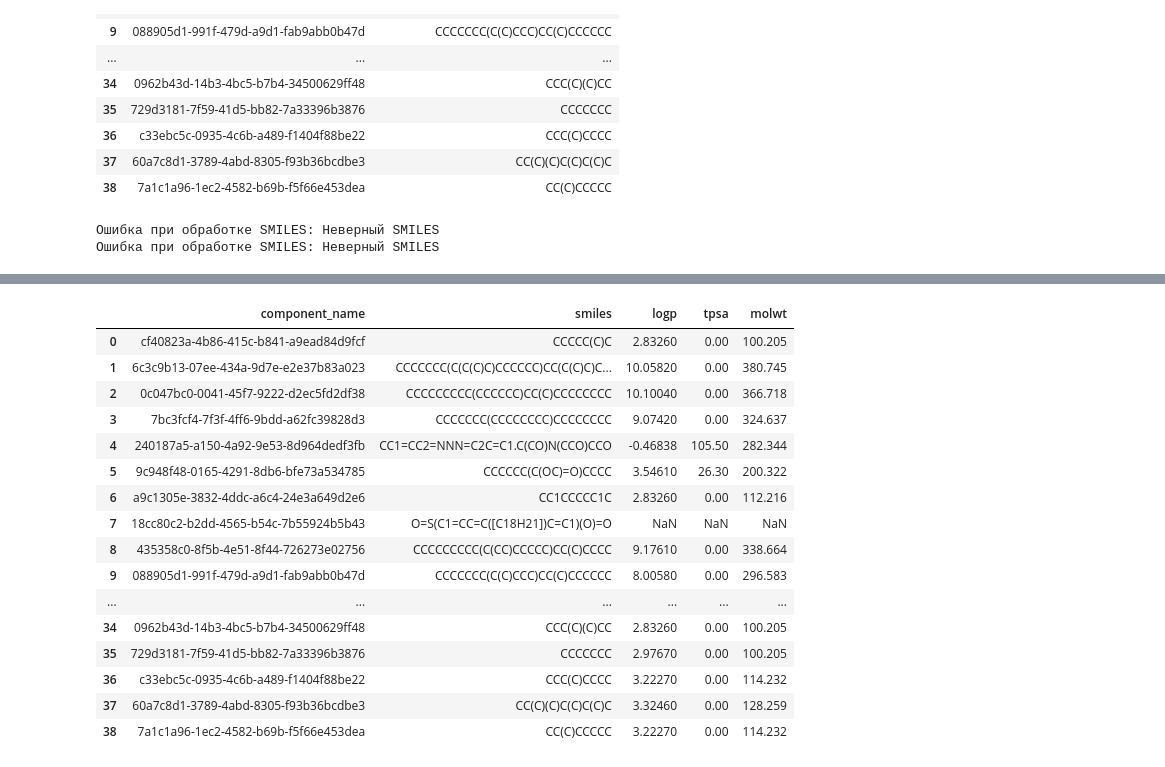
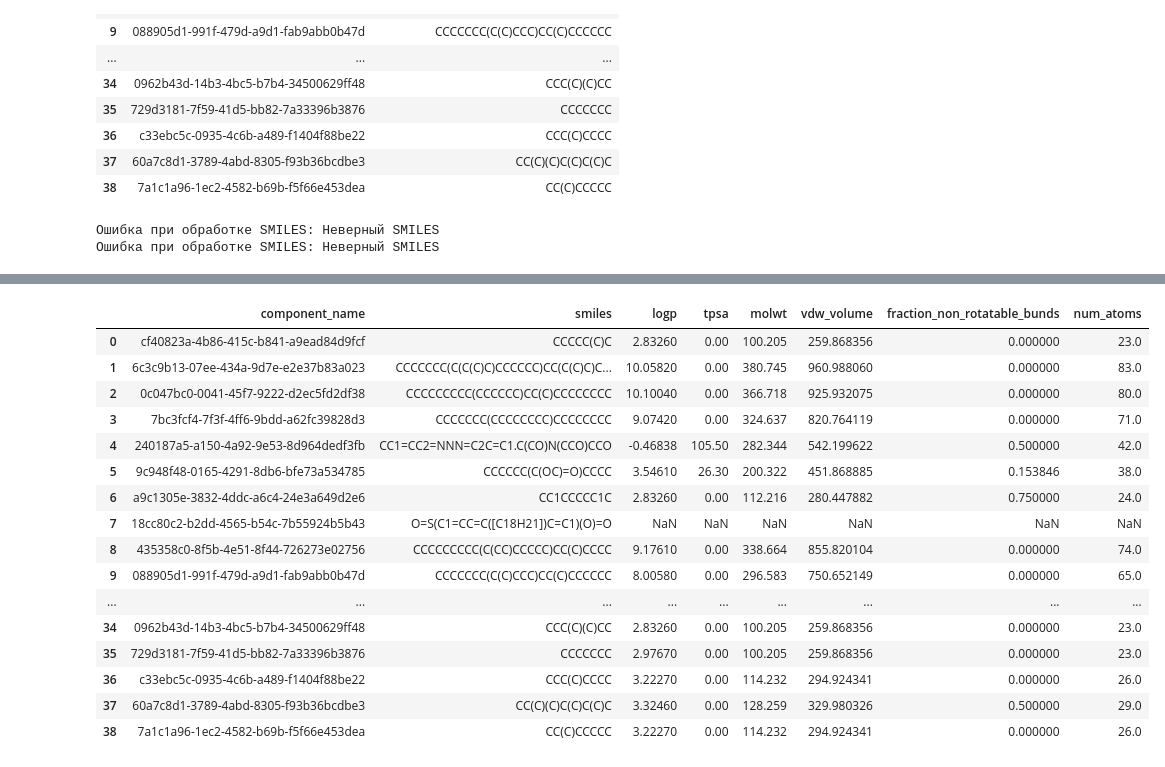
Before and after one commit to itbert/viscosity-mixtures-nto-infochem, a Jupyter notebook: convert_smiles.ipynb, the cells around one changed output, grey strips where cells are left out. Saved outputs shown, nothing was run; the diff lists cells and outputs as text; code cells hidden in the pictures.

```diff
--- a/notebooks/utils/convert_smiles.ipynb
+++ b/convert_smiles.ipynb
@@ -30,15 +30,22 @@ df = pd.DataFrame(teo_data)
 def calculate_descriptors(smiles):
     try:
         descriptor = Smiles2Descriptors(smiles)
-        return descriptor.logp, descriptor.tpsa, descriptor.molwt
+        return (
+            descriptor.logp,
+            descriptor.tpsa,
+            descriptor.molwt,
+            descriptor.vdw_volume,
+            descriptor.fraction_non_rotatable_bounds,
+            descriptor.num_atoms
+        )
     except ValueError as e:
         print(f"Ошибка при обработке SMILES: {e}")
-        return None, None, None
+        return None, None, None, None, None, None
     except Exception as e:
         print(f"Неизвестная ошибка: {e}")
-        return None, None, None
+        return None, None, None, None, None, None
 # %%
-df["logp"], df["tpsa"], df["molwt"] = zip(*df["smiles"].apply(calculate_descriptors))
+df["logp"], df["tpsa"], df["molwt"], df['vdw_volume'], df['fraction_non_rotatable_bunds'], df['num_atoms']= zip(*df["smiles"].apply(calculate_descriptors))
 
 # Отображение результата
 df
@@ -54,17 +61,17 @@ df
-|  | component_name | smiles | logp | tpsa | molwt |
-| 0 | cf40823a-4b86-415c-b841-a9ead84d9fcf | CCCCC(C)C | 2.83260 | 0.00 | 100.205 |
-| 1 | 6c3c9b13-07ee-434a-9d7e-e2e37b83a023 | CCCCCCC(C(C(C)C)CCCCCC)CC(C(C)C)C... | 10.05820 | 0.00 | 380.745 |
-| 2 | 0c047bc0-0041-45f7-9222-d2ec5fd2df38 | CCCCCCCCC(CCCCCC)CC(C)CCCCCCCC | 10.10040 | 0.00 | 366.718 |
-| 3 | 7bc3fcf4-7f3f-4ff6-9bdd-a62fc39828d3 | CCCCCCC(CCCCCCCC)CCCCCCCC | 9.07420 | 0.00 | 324.637 |
-| 4 | 240187a5-a150-4a92-9e53-8d964dedf3fb | CC1=CC2=NNN=C2C=C1.C(CO)N(CCO)CCO | -0.46838 | 105.50 | 282.344 |
-| 5 | 9c948f48-0165-4291-8db6-bfe73a534785 | CCCCCC(C(OC)=O)CCCC | 3.54610 | 26.30 | 200.322 |
-| 6 | a9c1305e-3832-4ddc-a6c4-24e3a649d2e6 | CC1CCCCC1C | 2.83260 | 0.00 | 112.216 |
-| 7 | 18cc80c2-b2dd-4565-b54c-7b55924b5b43 | O=S(C1=CC=C([C18H21])C=C1)(O)=O | NaN | NaN | NaN |
-| 8 | 435358c0-8f5b-4e51-8f44-726273e02756 | CCCCCCCCC(C(CC)CCCCC)CC(C)CCCC | 9.17610 | 0.00 | 338.664 |
-| 9 | 088905d1-991f-479d-a9d1-fab9abb0b47d | CCCCCCC(C(C)CCC)CC(C)CCCCCC | 8.00580 | 0.00 | 296.583 |
-| ... | ... | ... | ... | ... | ... |
-| 34 | 0962b43d-14b3-4bc5-b7b4-34500629ff48 | CCC(C)(C)CC | 2.83260 | 0.00 | 100.205 |
-| 35 | 729d3181-7f59-41d5-bb82-7a33396b3876 | CCCCCCC | 2.97670 | 0.00 | 100.205 |
-| 36 | c33ebc5c-0935-4c6b-a489-f1404f88be22 | CCC(C)CCCC | 3.22270 | 0.00 | 114.232 |
-| 37 | 60a7c8d1-3789-4abd-8305-f93b36bcdbe3 | CC(C)(C)C(C)C(C)C | 3.32460 | 0.00 | 128.259 |
-| 38 | 7a1c1a96-1ec2-4582-b69b-f5f66e453dea | CC(C)CCCCC | 3.22270 | 0.00 | 114.232 |
+|  | component_name | smiles | logp | tpsa | molwt | vdw_volume | fraction_non_rotatable_bunds | num_atoms |
+| 0 | cf40823a-4b86-415c-b841-a9ead84d9fcf | CCCCC(C)C | 2.83260 | 0.00 | 100.205 | 259.868356 | 0.000000 | 23.0 |
+| 1 | 6c3c9b13-07ee-434a-9d7e-e2e37b83a023 | CCCCCCC(C(C(C)C)CCCCCC)CC(C(C)C)C... | 10.05820 | 0.00 | 380.745 | 960.988060 | 0.000000 | 83.0 |
+| 2 | 0c047bc0-0041-45f7-9222-d2ec5fd2df38 | CCCCCCCCC(CCCCCC)CC(C)CCCCCCCC | 10.10040 | 0.00 | 366.718 | 925.932075 | 0.000000 | 80.0 |
+| 3 | 7bc3fcf4-7f3f-4ff6-9bdd-a62fc39828d3 | CCCCCCC(CCCCCCCC)CCCCCCCC | 9.07420 | 0.00 | 324.637 | 820.764119 | 0.000000 | 71.0 |
+| 4 | 240187a5-a150-4a92-9e53-8d964dedf3fb | CC1=CC2=NNN=C2C=C1.C(CO)N(CCO)CCO | -0.46838 | 105.50 | 282.344 | 542.199622 | 0.500000 | 42.0 |
+| 5 | 9c948f48-0165-4291-8db6-bfe73a534785 | CCCCCC(C(OC)=O)CCCC | 3.54610 | 26.30 | 200.322 | 451.868885 | 0.153846 | 38.0 |
+| 6 | a9c1305e-3832-4ddc-a6c4-24e3a649d2e6 | CC1CCCCC1C | 2.83260 | 0.00 | 112.216 | 280.447882 | 0.750000 | 24.0 |
+| 7 | 18cc80c2-b2dd-4565-b54c-7b55924b5b43 | O=S(C1=CC=C([C18H21])C=C1)(O)=O | NaN | NaN | NaN | NaN | NaN | NaN |
+| 8 | 435358c0-8f5b-4e51-8f44-726273e02756 | CCCCCCCCC(C(CC)CCCCC)CC(C)CCCC | 9.17610 | 0.00 | 338.664 | 855.820104 | 0.000000 | 74.0 |
+| 9 | 088905d1-991f-479d-a9d1-fab9abb0b47d | CCCCCCC(C(C)CCC)CC(C)CCCCCC | 8.00580 | 0.00 | 296.583 | 750.652149 | 0.000000 | 65.0 |
+| ... | ... | ... | ... | ... | ... | ... | ... | ... |
+| 34 | 0962b43d-14b3-4bc5-b7b4-34500629ff48 | CCC(C)(C)CC | 2.83260 | 0.00 | 100.205 | 259.868356 | 0.000000 | 23.0 |
+| 35 | 729d3181-7f59-41d5-bb82-7a33396b3876 | CCCCCCC | 2.97670 | 0.00 | 100.205 | 259.868356 | 0.000000 | 23.0 |
+| 36 | c33ebc5c-0935-4c6b-a489-f1404f88be22 | CCC(C)CCCC | 3.22270 | 0.00 | 114.232 | 294.924341 | 0.000000 | 26.0 |
+| 37 | 60a7c8d1-3789-4abd-8305-f93b36bcdbe3 | CC(C)(C)C(C)C(C)C | 3.32460 | 0.00 | 128.259 | 329.980326 | 0.500000 | 29.0 |
+| 38 | 7a1c1a96-1ec2-4582-b69b-f5f66e453dea | CC(C)CCCCC | 3.22270 | 0.00 | 114.232 | 294.924341 | 0.000000 | 26.0 |
```
Also changed, not shown: parts of 4 cells of this notebook, 4 other files.
